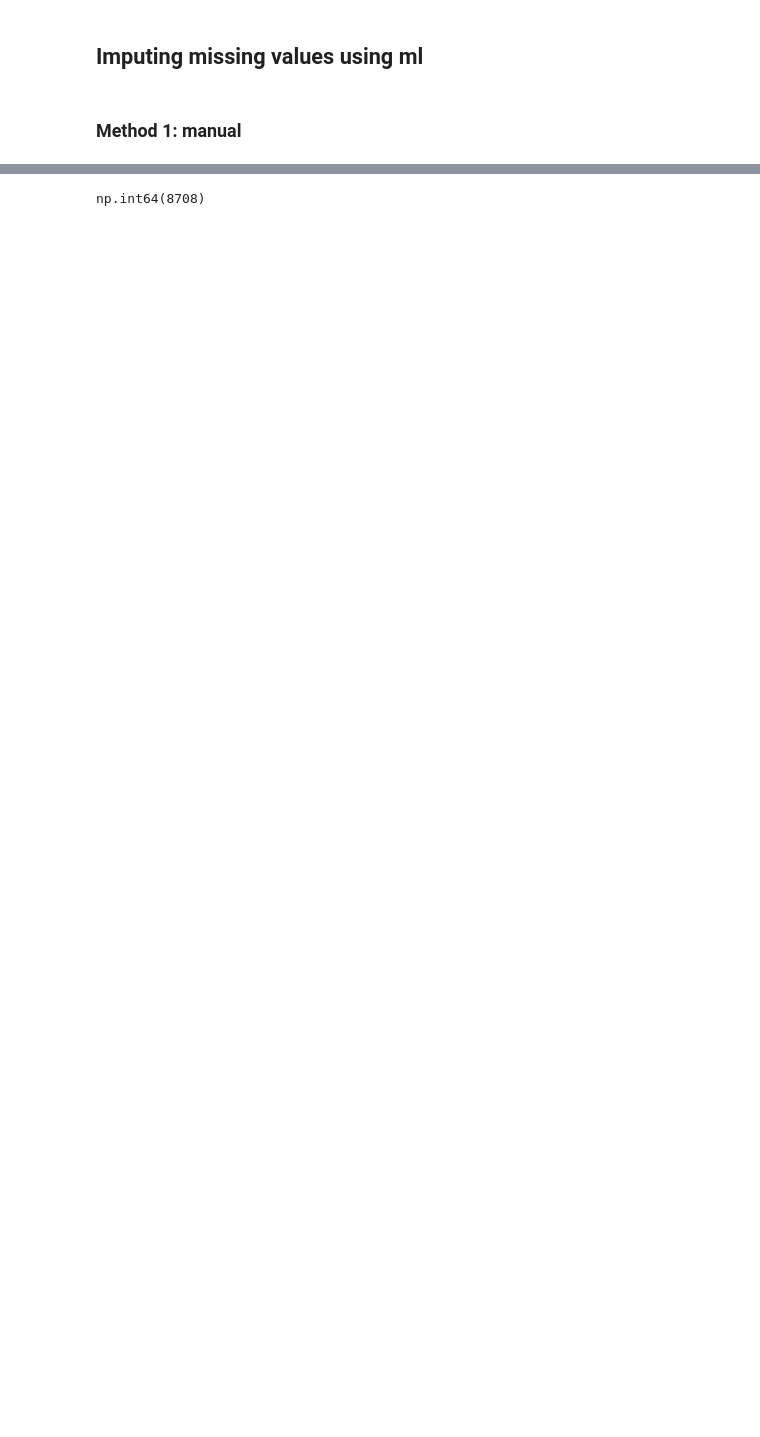
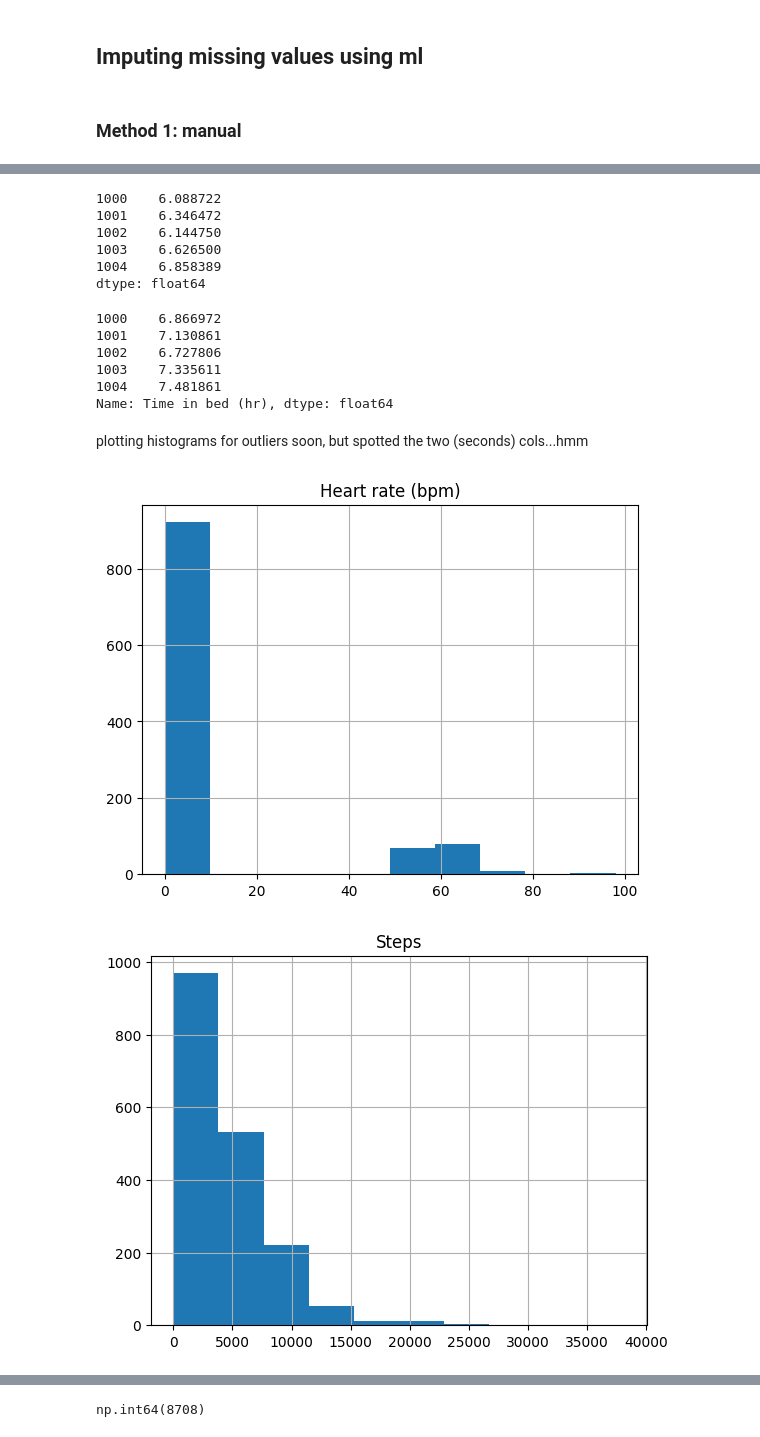
Before and after one commit to ricd99/endToEndML, a Jupyter notebook: notebooks/EDA.ipynb, the cells around one changed output, grey strips where cells are left out. Saved outputs shown, nothing was run; the diff lists cells and outputs as text; code cells hidden in the pictures; blank space fills up the shorter version.

```diff
--- a/notebooks/EDA.ipynb
+++ b/notebooks/EDA.ipynb
@@ -180,0 +183,28 @@ df = df.drop(columns=cols_over_half_nan)
+# %%
+(df.iloc[1000:1005]["Time asleep (seconds)"] + df.iloc[1000:1005]["Time before sleep (seconds)"])/3600
+# %% [output]
+1000    6.088722
+1001    6.346472
+1002    6.144750
+1003    6.626500
+1004    6.858389
+dtype: float64
+# %%
+df.iloc[1000:1005]["Time in bed (hr)"]
+# %% [output]
+1000    6.866972
+1001    7.130861
+1002    6.727806
+1003    7.335611
+1004    7.481861
+Name: Time in bed (hr), dtype: float64
+# %% [markdown]
+plotting histograms for outliers soon, but spotted the two (seconds) cols...hmm
+# %%
+for col in df.select_dtypes("number").columns:
+    plt.figure()
+    plt.title(col)
+    df[col].hist()
+# %% [output]
+[figure, added]
+[figure, added]
```
Also changed, not shown: parts of 7 cells of this notebook.
